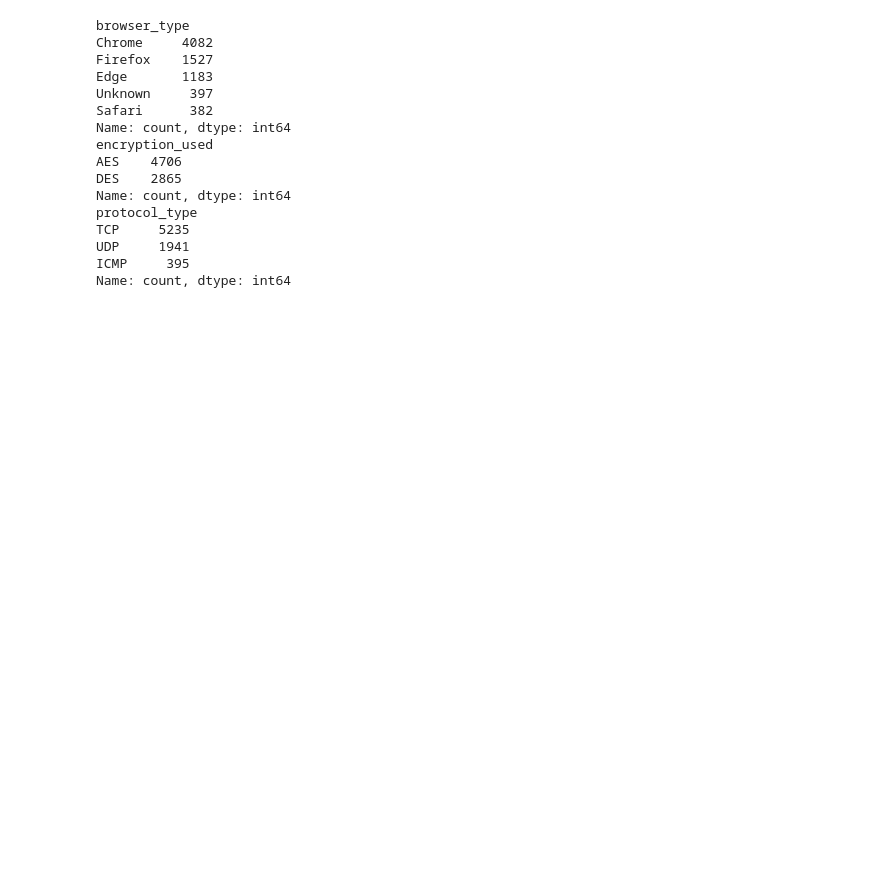
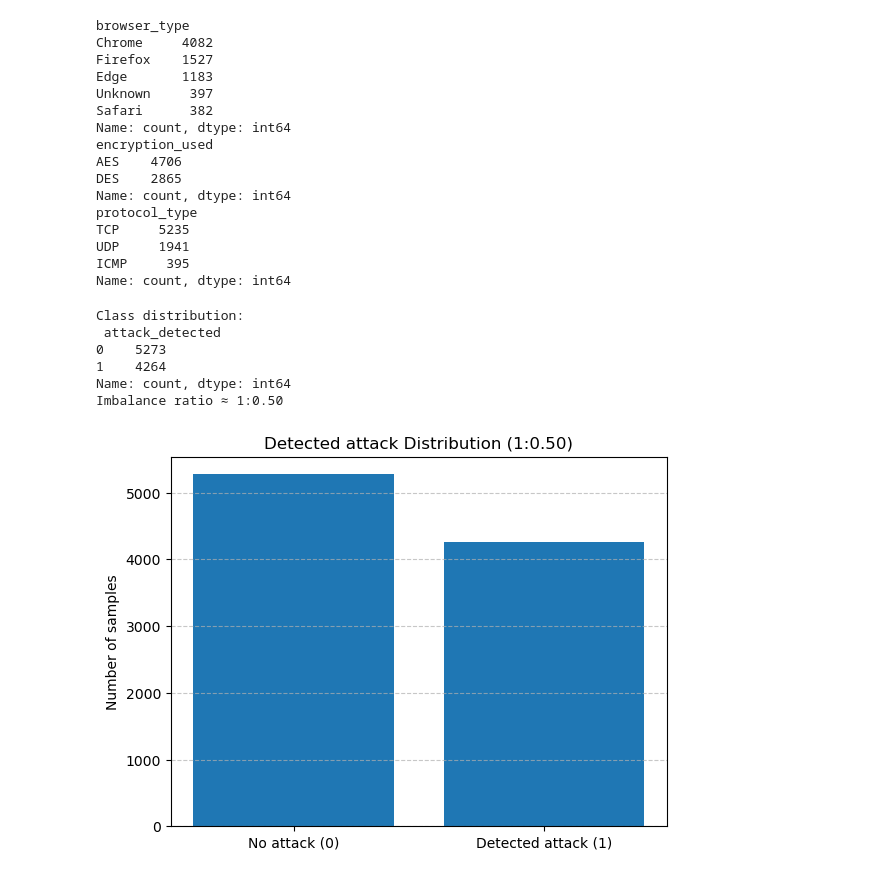
Before and after one commit to WANG-Lucas-sokko/ML_CCC, a Jupyter notebook: ML_CCC_project.ipynb, the cells around one changed output. Drawn from its saved outputs; the diff is of its cells as text; code cells hidden in the pictures; blank space fills up the shorter version.

Commit message:
Visu de l'imbalanced data
Visualisation de l'imbalanced data, remise en ligne des commentaires

```diff
--- a/ML_CCC_project.ipynb
+++ b/ML_CCC_project.ipynb
@@ -227,3 +230,27 @@ TCP     5235
 UDP     1941
 ICMP     395
 Name: count, dtype: int64
+# %%
+### Class distribution
+X, y = data_cleaned.drop("attack_detected", axis=1), data_cleaned["attack_detected"]
+
+class_counts = data['attack_detected'].value_counts()
+print("Class distribution:\n", class_counts)
+minority = class_counts.min()
+majority = class_counts.max()
+ratio = minority/(minority+minority)
+print(f"Imbalance ratio ≈ 1:{ratio:.2f}")
+
+plt.bar(['No attack (0)', 'Detected attack (1)'], class_counts)
+plt.title(f"Detected attack Distribution (1:{ratio:.2f})")
+plt.ylabel("Number of samples")
+plt.grid(axis='y', linestyle='--', alpha=0.7)
+plt.show()
+# %% [output]
+Class distribution:
+ attack_detected
+0    5273
+1    4264
+Name: count, dtype: int64
+Imbalance ratio ≈ 1:0.50
+[figure, added]
```
Also changed, not shown: parts of 4 cells of this notebook.
